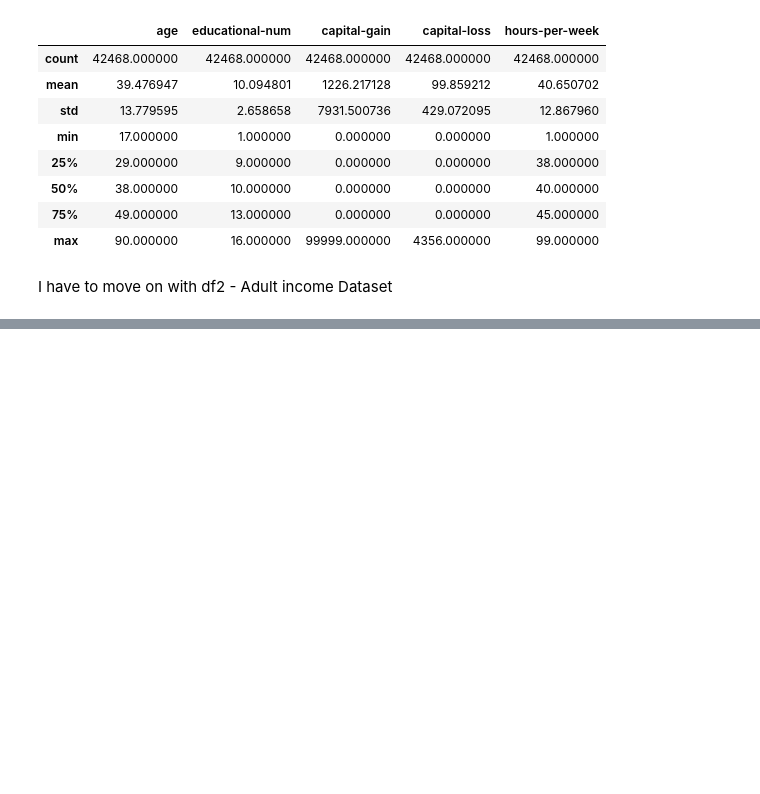
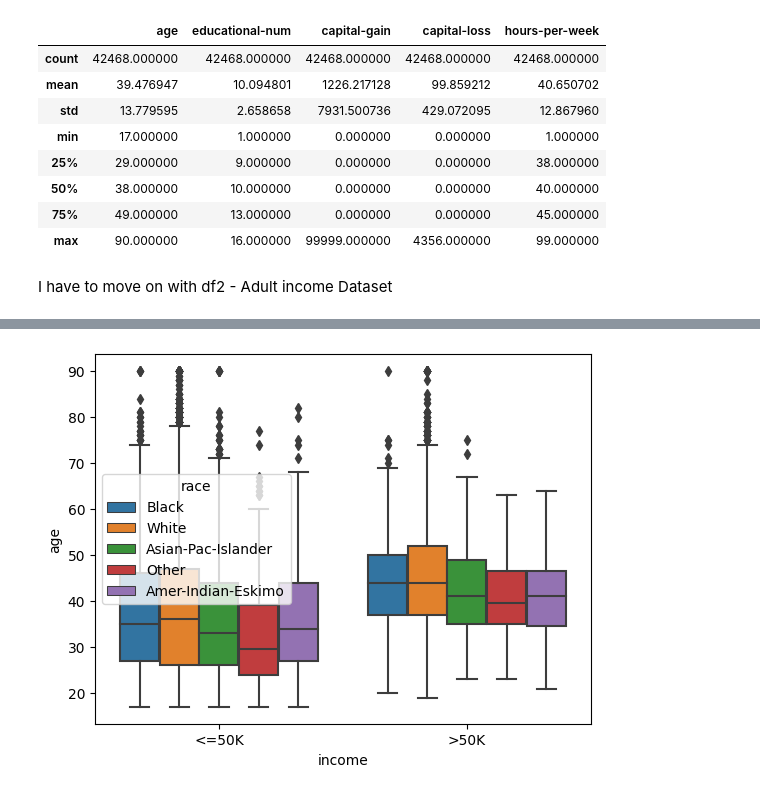
Before and after one commit to davegbade/Project-2-Machine-Learning, a Jupyter notebook: Project_2_.ipynb, the cells around one changed output, grey strips where cells are left out. Cells and saved outputs as stored; diff of their text form; code cells hidden in the pictures; blank space fills up the shorter version.

```diff
--- a/Project_2_.ipynb
+++ b/Project_2_.ipynb
@@ -256,0 +277,5 @@ I have to move on with df2 - Adult income Dataset
+# %%
+sns.boxplot(x="income", y="age", hue="race", data=df2)
+plt.show()
+# %% [output]
+[figure, added]
```
Also changed, not shown: parts of 8 cells of this notebook.
